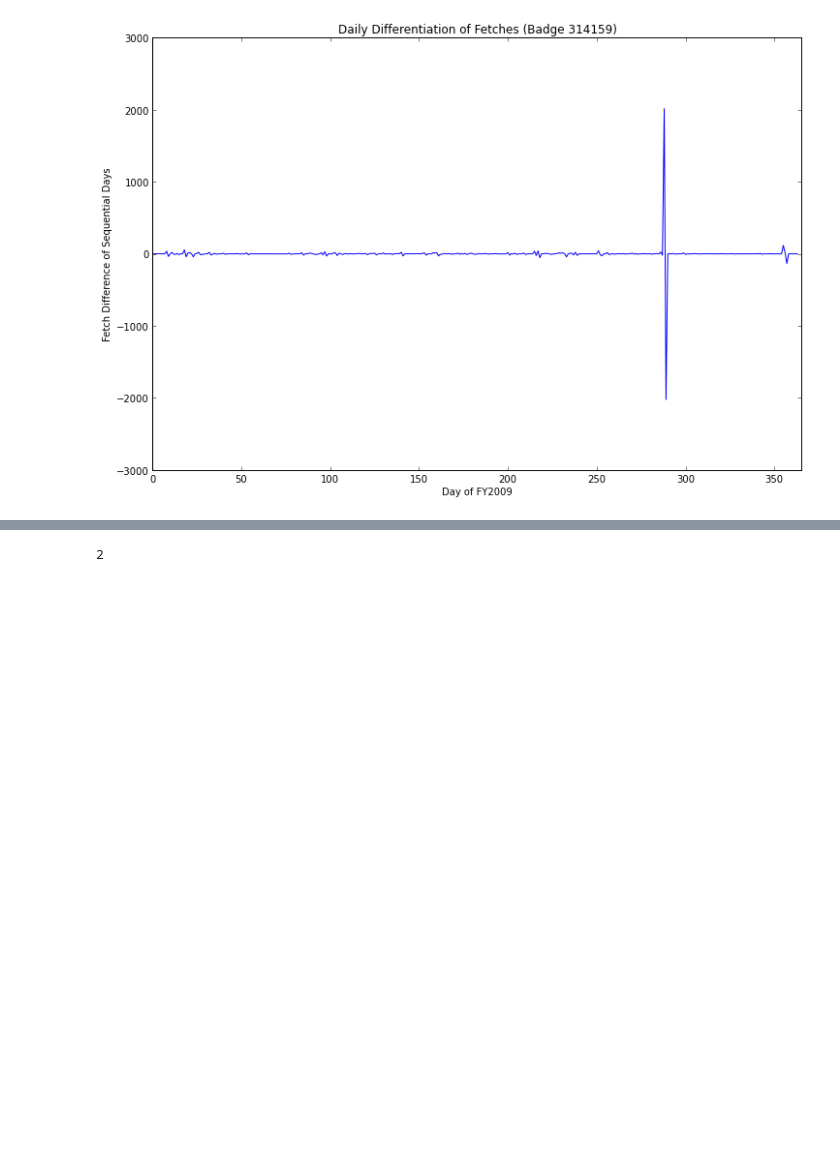
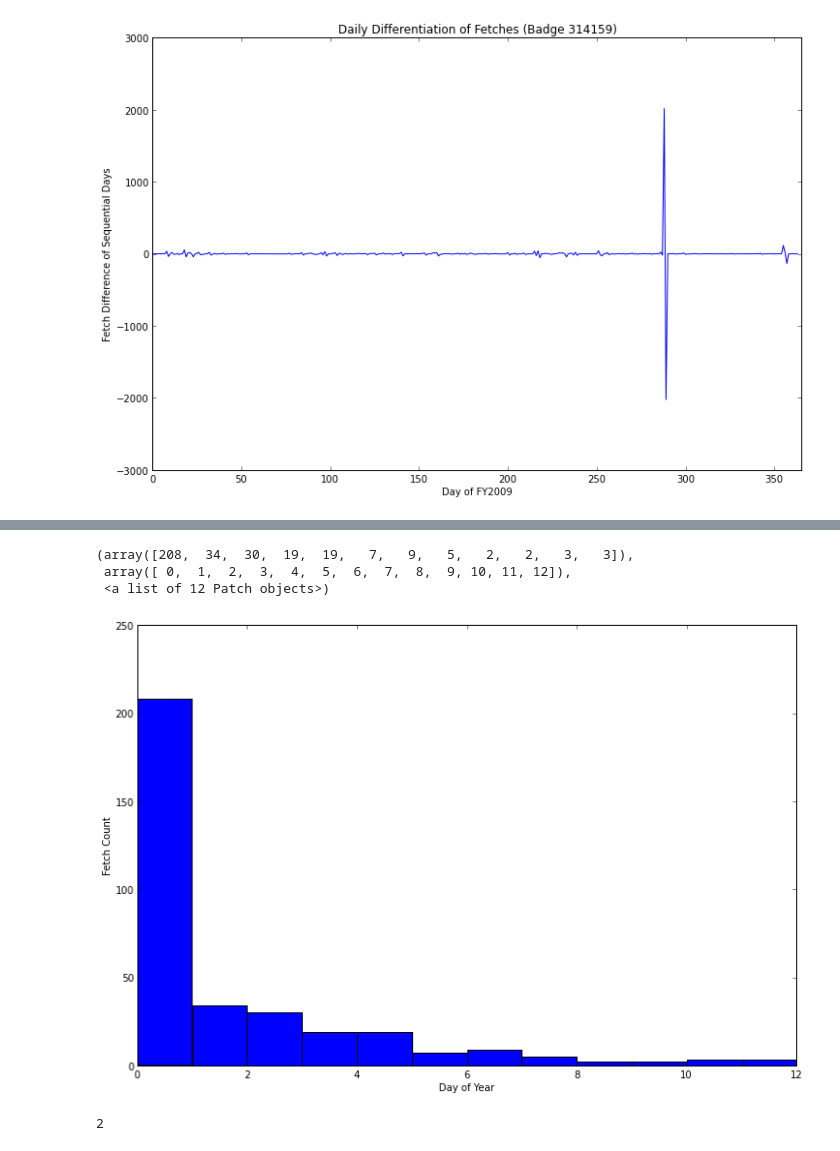
Before and after one commit to svkerr/Aerolink_Ubuntu, a Jupyter notebook: aerolink_daily_analysis.ipynb, the cells around one changed output, grey strips where cells are left out. Saved outputs shown, nothing was run; the diff lists cells and outputs as text; code cells hidden in the pictures; blank space fills up the shorter version.

```diff
--- a/aerolink_daily_analysis.ipynb
+++ b/aerolink_daily_analysis.ipynb
@@ -214,3 +240,12 @@ plt.plot(daily_diff[1269])
+# %%
+plt.xlabel('Day of Year')
+plt.ylabel('Fetch Count')
+plt.hist(fetches[690], bins = [0,1,2,3,4,5,6,7,8,9,10,11,12])
+# %% [output]
+(array([208,  34,  30,  19,  19,   7,   9,   5,   2,   2,   3,   3]),
+ array([ 0,  1,  2,  3,  4,  5,  6,  7,  8,  9, 10, 11, 12]),
+ <a list of 12 Patch objects>)
+[figure, added]
 # %%
 import itertools
 
```
Also changed, not shown: parts of 19 cells of this notebook.
